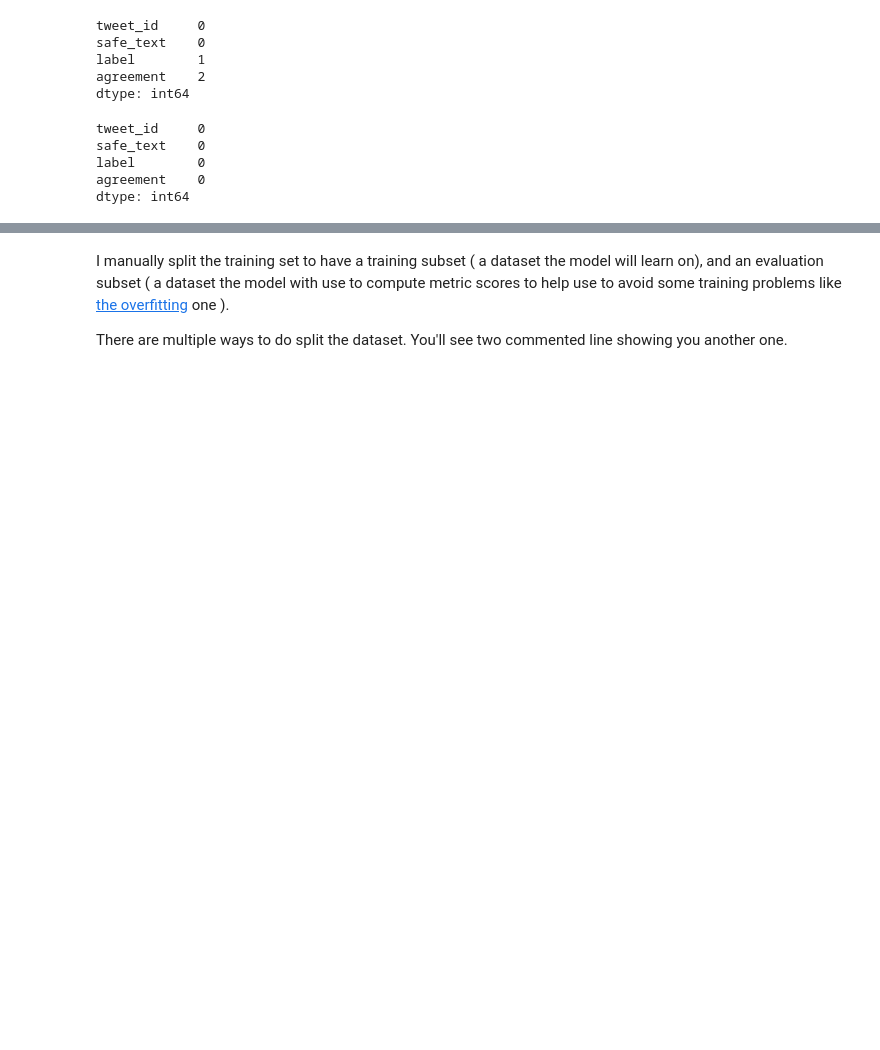
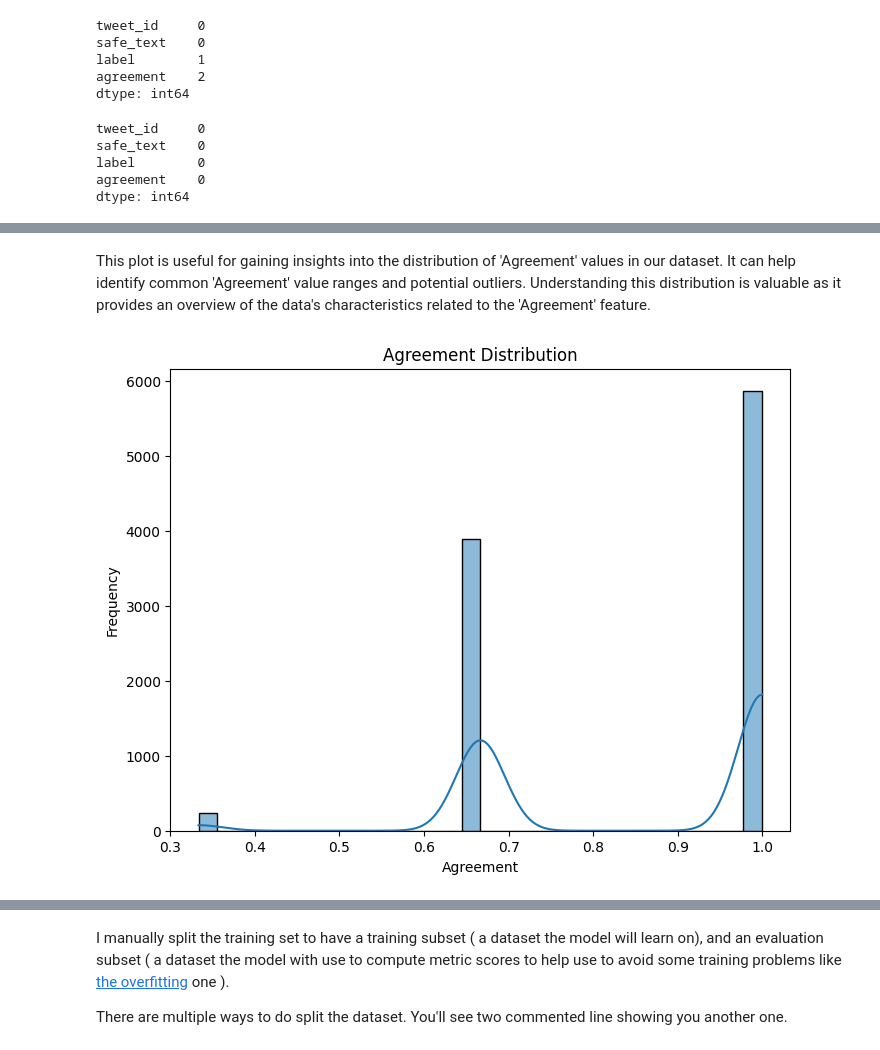
Before and after one commit to Israel-Anaba/Sentiment-Analysis-using-NLP, a Jupyter notebook: dev folder/Fine_tuning_Hugging_face_text_classification_model_R1.ipynb, the cells around one changed output, grey strips where cells are left out. Cells and saved outputs as stored; diff of their text form; code cells hidden in the pictures; blank space fills up the shorter version.

```diff
--- a/dev folder/Fine_tuning_Hugging_face_text_classification_model_R1.ipynb
+++ b/dev folder/Fine_tuning_Hugging_face_text_classification_model_R1.ipynb
@@ -116,0 +223,11 @@ dtype: int64
+# %% [markdown]
+This plot is useful for gaining insights into the distribution of 'Agreement' values in our dataset. It can help identify common 'Agreement' value ranges and potential outliers. Understanding this distribution is valuable as it provides an overview of the data's characteristics related to the 'Agreement' feature.
+# %%
+plt.figure(figsize=(8, 6))
+sns.histplot(df['agreement'], bins=30, kde=True)
+plt.xlabel('Agreement')
+plt.ylabel('Frequency')
+plt.title('Agreement Distribution')
+plt.show()
+# %% [output]
+[figure, added]
```
Also changed, not shown: parts of 39 cells of this notebook.
